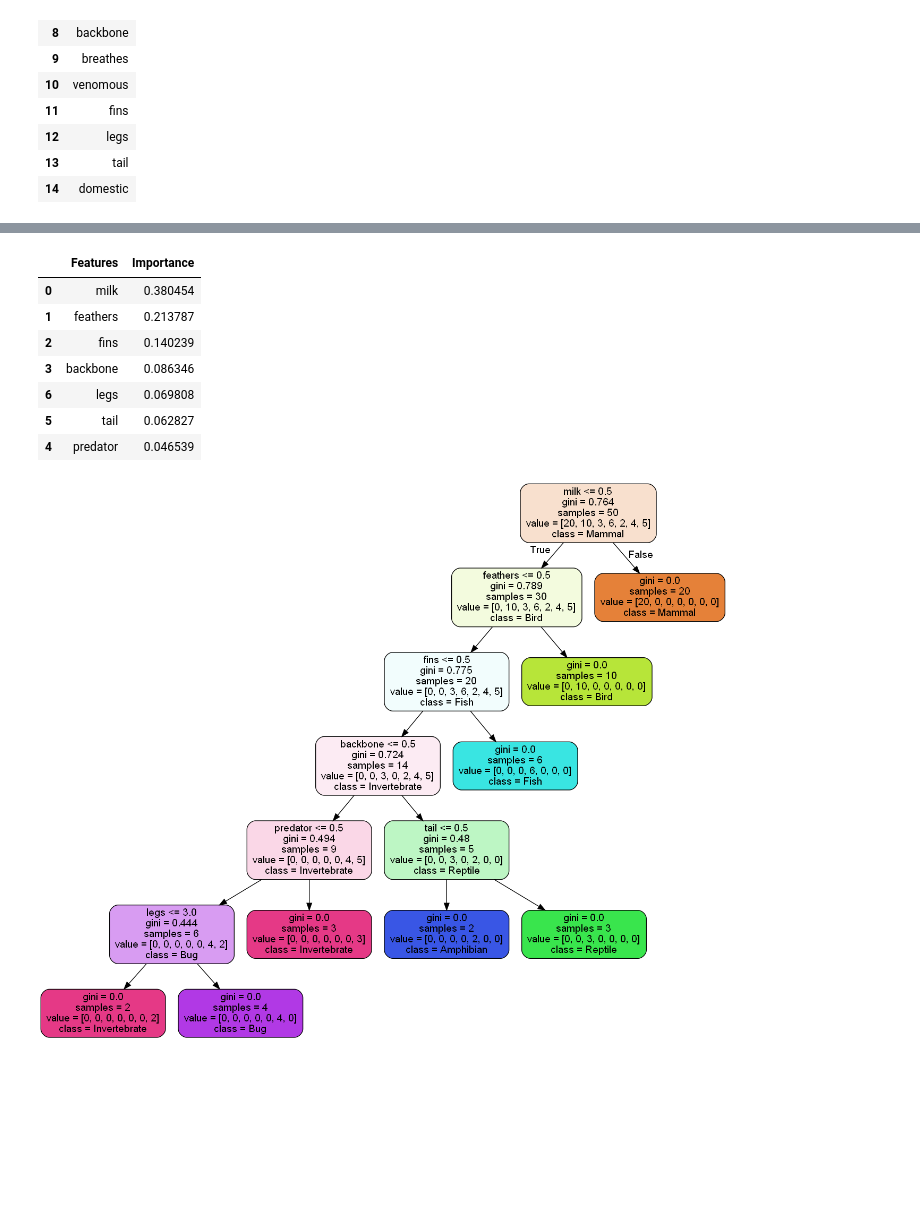
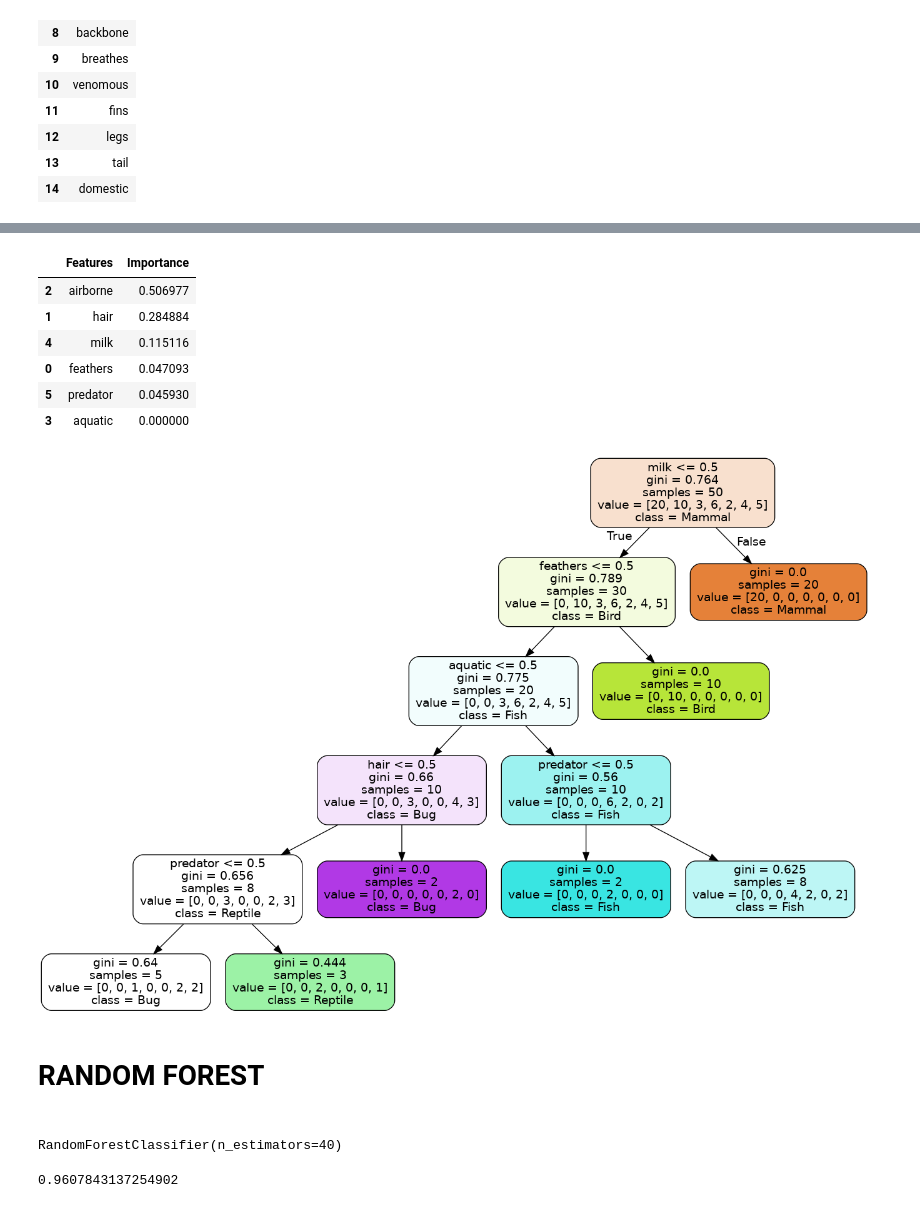
Before and after one commit to haibkhn/C4_Mining, a Jupyter notebook: final.ipynb, the cells around one changed output, grey strips where cells are left out. Saved outputs shown, nothing was run; the diff lists cells and outputs as text; code cells hidden in the pictures; blank space fills up the shorter version.

```diff
--- a/final.ipynb
+++ b/final.ipynb
@@ -197,15 +184,15 @@ X_train, X_test, y_train, y_test = train_test_split(X, y, test_size=0.5, random_
 # %%
 from sklearn.tree import DecisionTreeClassifier
 
-clf = DecisionTreeClassifier(random_state = 0,criterion='gini')
-clf.fit(X_train, y_train)
+decisionTree = DecisionTreeClassifier(random_state = 0,criterion='gini')
+decisionTree.fit(X_train, y_train)
 
 from sklearn.metrics import classification_report
 from sklearn.metrics import confusion_matrix
 
-pred = clf.predict(X_test)
+pred = decisionTree.predict(X_test)
 print('Accuracy of classifier on test set: {:.2f}'
-     .format(clf.score(X_test, y_test)))
+     .format(decisionTree.score(X_test, y_test)))
 print()
 print(confusion_matrix(y_test, pred))
 print()
@@ -240,7 +227,7 @@ zoo_full[['class_type', 'Class_Type']].drop_duplicates().sort_values(by='class_t
 | 24 | 6 | Bug |
 | 13 | 7 | Invertebrate |
 # %%
-importance = pd.DataFrame(clf.feature_importances_)
+importance = pd.DataFrame(decisionTree.feature_importances_)
 feat = pd.DataFrame(feature)
 
 feat_imp = pd.concat([feat, importance], axis=1, ignore_index=True)
@@ -351,12 +337,12 @@ y = dataset['class_type']
 
 X_train, X_test, y_train, y_test = train_test_split(X, y, test_size=0.5, random_state=1, stratify=y)
 
-clf2 = DecisionTreeClassifier(random_state = 0,criterion='gini')
-clf2.fit(X_train, y_train)
+decisionTree2 = DecisionTreeClassifier(random_state = 0,criterion='gini')
+decisionTree2.fit(X_train, y_train)
 
-pred = clf2.predict(X_test)
+pred = decisionTree2.predict(X_test)
 print('Accuracy of classifier on test set: {:.2f}'
-     .format(clf2.score(X_test, y_test)))
+     .format(decisionTree2.score(X_test, y_test)))
 print()
 print(confusion_matrix(y_test, pred))
 print()
@@ -364,5 +368,5 @@ print(classification_report(y_test, pred))
 # %%
-importance2 = pd.DataFrame(clf2.feature_importances_)
+importance2 = pd.DataFrame(decisionTree2.feature_importances_)
 feat2 = pd.DataFrame(visible_feat)
 
 feat2.reset_index(drop=True, inplace=True)
@@ -374,25 +378,37 @@ feat_imp2.sort_values(by="Importance", ascending=False, inplace=True)
 feat_imp2
 # %% [output]
 |  | Features | Importance |
-| 0 | milk | 0.380454 |
-| 1 | feathers | 0.213787 |
-| 2 | fins | 0.140239 |
-| 3 | backbone | 0.086346 |
-| 6 | legs | 0.069808 |
-| 5 | tail | 0.062827 |
-| 4 | predator | 0.046539 |
+| 2 | airborne | 0.506977 |
+| 1 | hair | 0.284884 |
+| 4 | milk | 0.115116 |
+| 0 | feathers | 0.047093 |
+| 5 | predator | 0.045930 |
+| 3 | aquatic | 0.000000 |
 # %%
-tree = clf2
+tree = decisionTree2
 
 dot_data = export_graphviz(tree,
                            filled=True,
                            rounded=True,
                            class_names=class_dataset["Class_Type"],
                            feature_names=X.columns,
                            out_file=None)
 
 graph = graph_from_dot_data(dot_data)
 
 Image(graph.create_png())
 # %% [output]
-[figure, old version]
+[figure, new version]
+# %% [markdown]
+<h1>RANDOM FOREST<h1>
+# %%
+from sklearn.ensemble import RandomForestClassifier
+#name of model is: randomForest
+randomForest = RandomForestClassifier(n_estimators=40)
+randomForest.fit(X_train, y_train)
+# %% [output]
+RandomForestClassifier(n_estimators=40)
+# %%
+randomForest.score(X_test, y_test)
+# %% [output]
+0.9607843137254902
```
Also changed, not shown: parts of 20 cells of this notebook.
